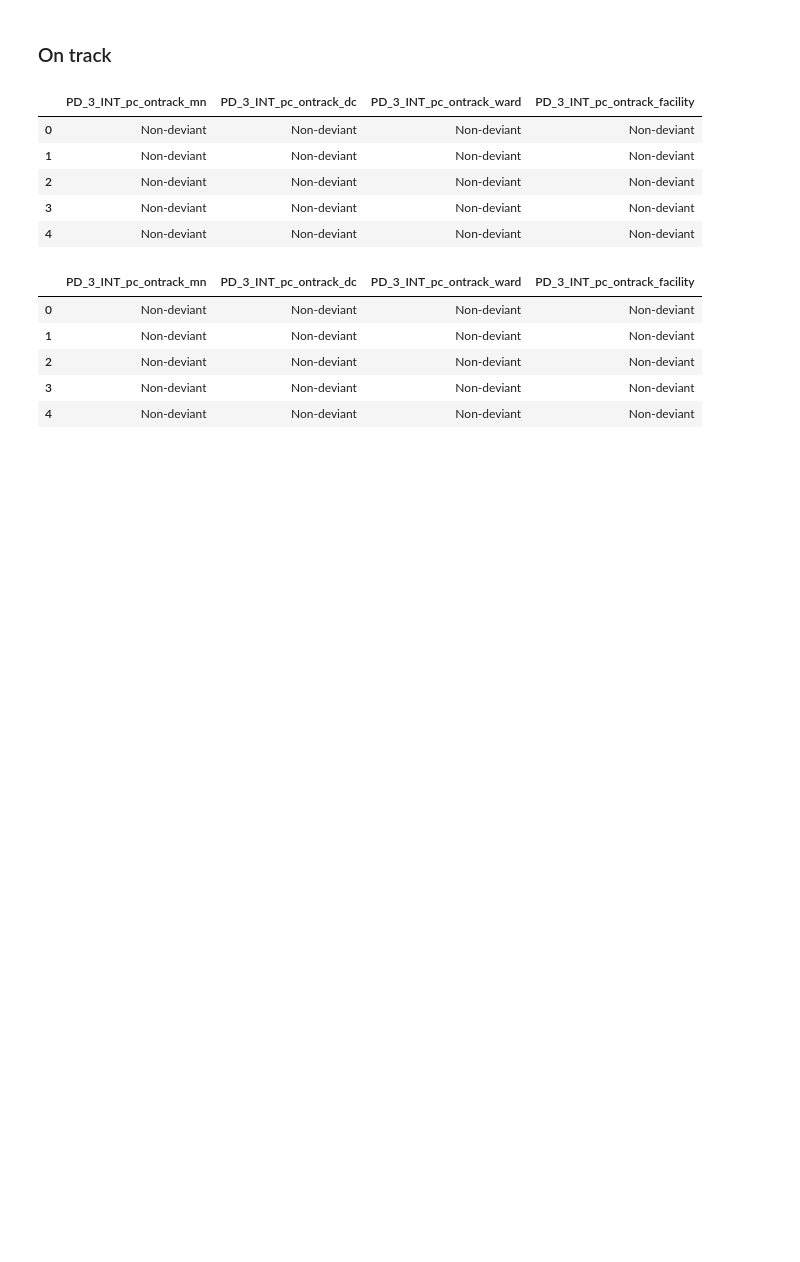
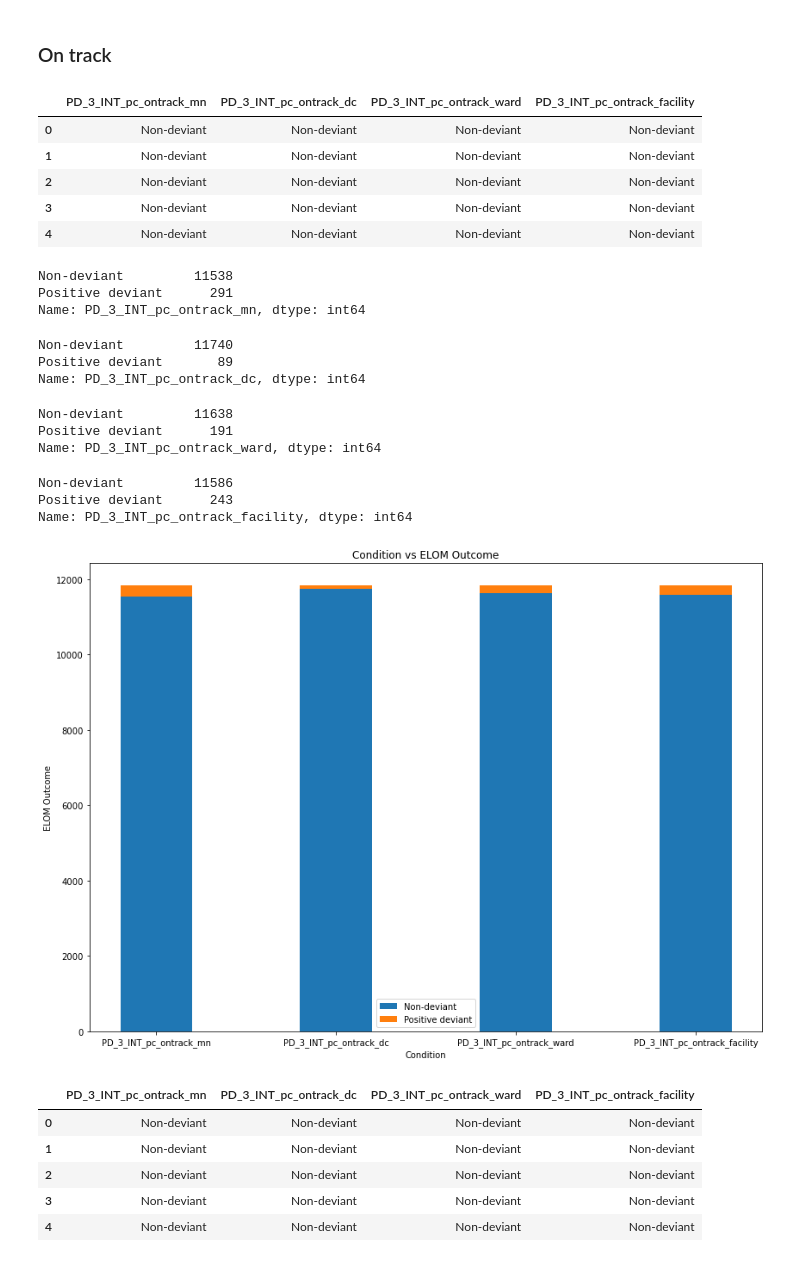
Before and after one commit to JTsiri10/Children-Data, a Jupyter notebook: PD_INT_Variables.ipynb, the cells around one changed output. Drawn from its saved outputs; the diff is of its cells as text; code cells hidden in the pictures; blank space fills up the shorter version.

```diff
--- a/PD_INT_Variables.ipynb
+++ b/PD_INT_Variables.ipynb
@@ -642,13 +655,47 @@ On_track.head()
 | 3 | Non-deviant | Non-deviant | Non-deviant | Non-deviant |
 | 4 | Non-deviant | Non-deviant | Non-deviant | Non-deviant |
 # %%
-#On_track['PD_3_INT_pc_ontrack_mn'].value_counts().plot(kind='bar',color = 'red')
+On_track['PD_3_INT_pc_ontrack_mn'].value_counts()
+# %% [output]
+Non-deviant         11538
+Positive deviant      291
+Name: PD_3_INT_pc_ontrack_mn, dtype: int64
 # %%
-#On_track['PD_3_INT_pc_ontrack_dc'].value_counts().plot(kind='bar', color = 'blue')
+On_track['PD_3_INT_pc_ontrack_dc'].value_counts()
+# %% [output]
+Non-deviant         11740
+Positive deviant       89
+Name: PD_3_INT_pc_ontrack_dc, dtype: int64
 # %%
-#On_track['PD_3_INT_pc_ontrack_ward'].value_counts().plot(kind='bar', color = 'green')
+On_track['PD_3_INT_pc_ontrack_ward'].value_counts()
+# %% [output]
+Non-deviant         11638
+Positive deviant      191
+Name: PD_3_INT_pc_ontrack_ward, dtype: int64
 # %%
-#On_track['PD_3_INT_pc_ontrack_facility'].value_counts().plot(kind='bar',color = 'yellow')
+On_track['PD_3_INT_pc_ontrack_facility'].value_counts()
+# %% [output]
+Non-deviant         11586
+Positive deviant      243
+Name: PD_3_INT_pc_ontrack_facility, dtype: int64
+# %%
+plt.figure(figsize=(14,10))
+w = 0.4
+x = ['PD_3_INT_pc_ontrack_mn','PD_3_INT_pc_ontrack_dc','PD_3_INT_pc_ontrack_ward','PD_3_INT_pc_ontrack_facility']
+Non_deviant = [ 11538,11740,11638,11586]
+Positive_deviant =[291,89,191,243]
+
+bar1 = np.arange(len(x))
+plt.bar(x,Non_deviant,w,label ='Non-deviant')
+plt.bar(x,Positive_deviant,w, bottom = Non_deviant, label = 'Positive deviant')
+
+plt.xlabel('Condition')
+plt.ylabel('ELOM Outcome')
+plt.title('Condition vs ELOM Outcome')
+plt.legend()
+plt.show()
+# %% [output]
+[figure, added]
 # %%
 On_track.head()
 # %% [output]
```
Also changed, not shown: parts of 8 cells of this notebook.
